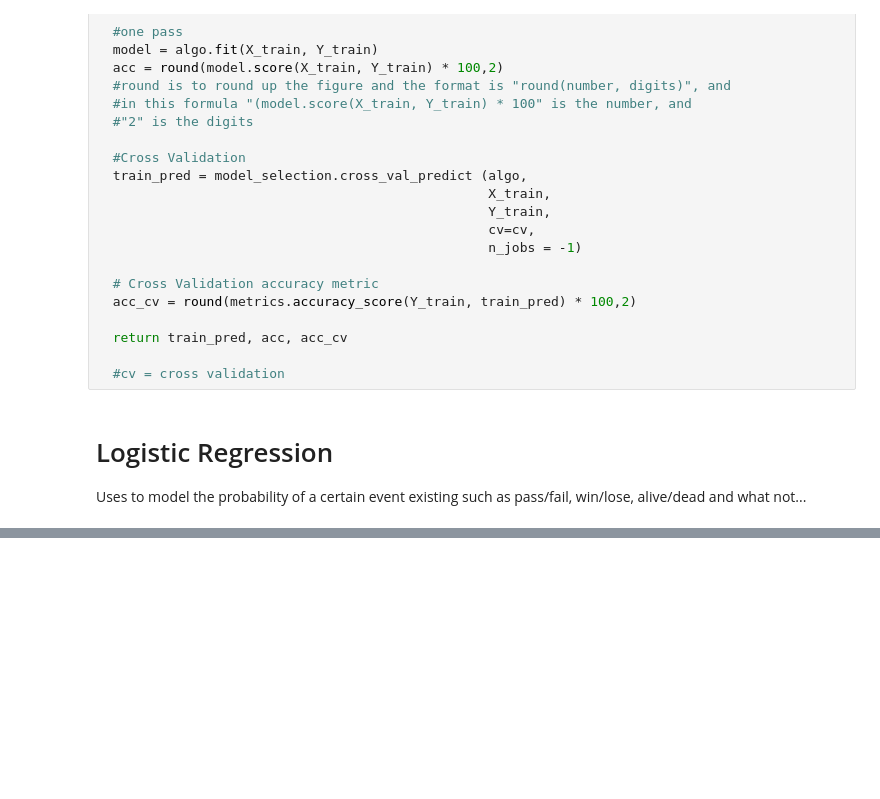
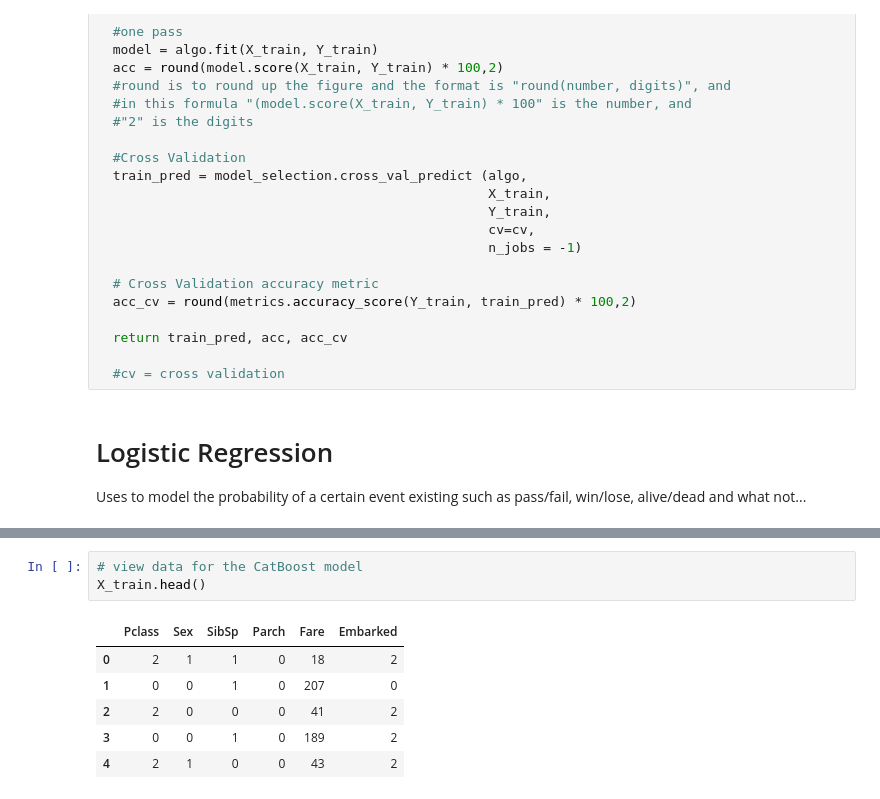
Before and after one commit to felstuff/BackToBasic, a Jupyter notebook: TitanicExploratory.ipynb, the cells around one changed output, grey strips where cells are left out. Saved outputs shown, nothing was run; the diff lists cells and outputs as text; blank space fills up the shorter version.

```diff
--- a/TitanicExploratory.ipynb
+++ b/TitanicExploratory.ipynb
@@ -657,0 +785,10 @@ Running Time: 0:00:00.294885
+# %%
+# view data for the CatBoost model
+X_train.head()
+# %% [output]
+|  | Pclass | Sex | SibSp | Parch | Fare | Embarked |
+| 0 | 2 | 1 | 1 | 0 | 18 | 2 |
+| 1 | 0 | 0 | 1 | 0 | 207 | 0 |
+| 2 | 2 | 0 | 0 | 0 | 41 | 2 |
+| 3 | 0 | 0 | 1 | 0 | 189 | 2 |
+| 4 | 2 | 1 | 0 | 0 | 43 | 2 |
```
Also changed, not shown: parts of 18 cells of this notebook.
